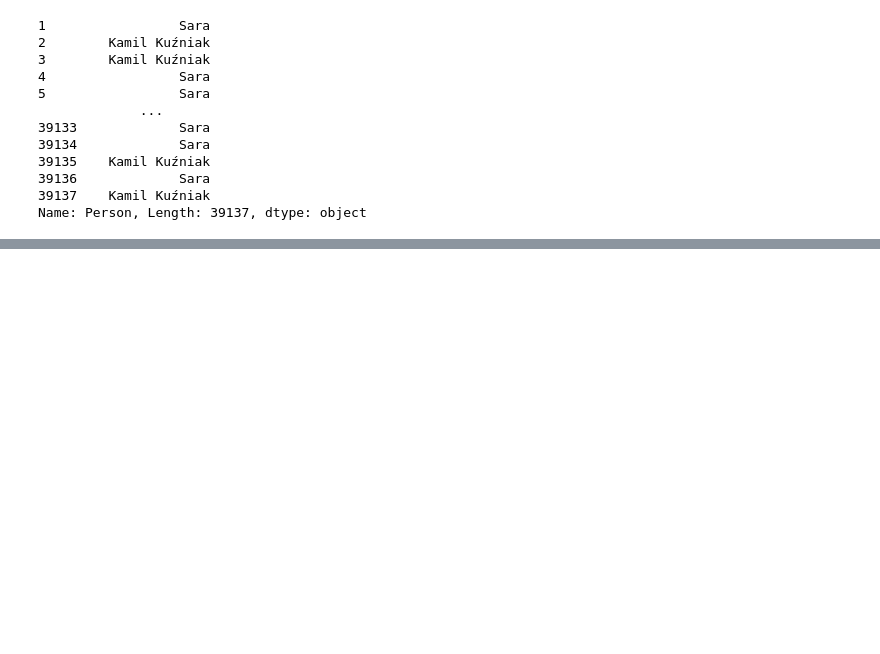
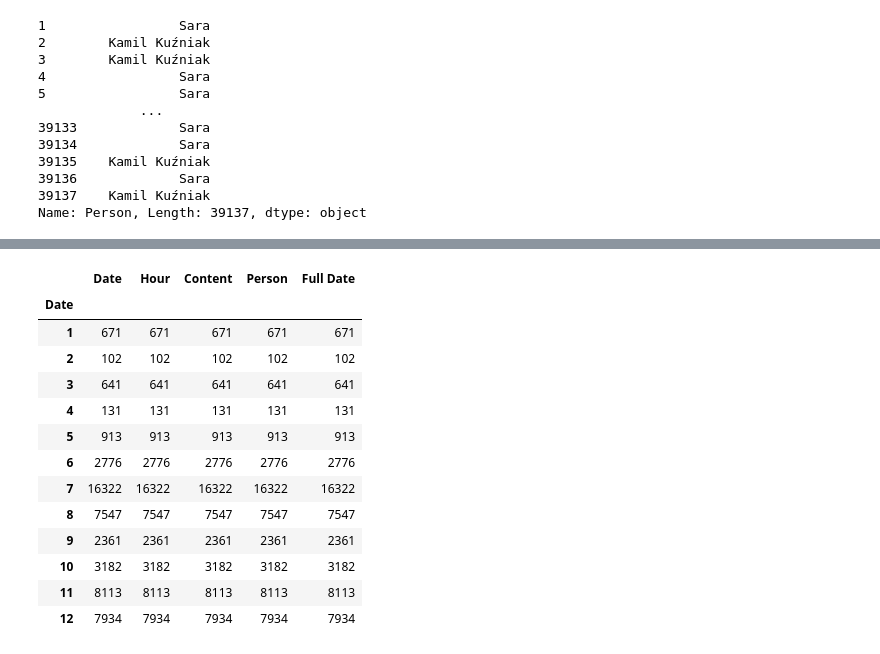
Before and after one commit to kamilkuzniak/WhatsApp-analyzer, a Jupyter notebook: Jupyter_testing.ipynb, the cells around one changed output, grey strips where cells are left out. Cells and saved outputs as stored; diff of their text form; code cells hidden in the pictures; blank space fills up the shorter version.

```diff
--- a/Jupyter_testing.ipynb
+++ b/Jupyter_testing.ipynb
@@ -625,0 +641,4 @@ Name: Person, Length: 39137, dtype: object
+# %%
+chat_data_indexed = chat_data.set_index(chat_data['Date'].apply(lambda dt: dt.month))
+chat_data_indexed.head()
+#content_2019 = chat_data_indexed.loc[datetime.date(2019,1,1):datetime.date(2019,12,31)]
@@ -625,0 +785,19 @@ Name: Person, Length: 39137, dtype: object
+# %%
+byMonth = chat_data.groupby(chat_data['Date'].apply(lambda dt: dt.month)).count()
+# %%
+byMonth
+# %% [output]
+|  | Date | Hour | Content | Person | Full Date |
+| Date |  |  |  |  |  |
+| 1 | 671 | 671 | 671 | 671 | 671 |
+| 2 | 102 | 102 | 102 | 102 | 102 |
+| 3 | 641 | 641 | 641 | 641 | 641 |
+| 4 | 131 | 131 | 131 | 131 | 131 |
+| 5 | 913 | 913 | 913 | 913 | 913 |
+| 6 | 2776 | 2776 | 2776 | 2776 | 2776 |
+| 7 | 16322 | 16322 | 16322 | 16322 | 16322 |
+| 8 | 7547 | 7547 | 7547 | 7547 | 7547 |
+| 9 | 2361 | 2361 | 2361 | 2361 | 2361 |
+| 10 | 3182 | 3182 | 3182 | 3182 | 3182 |
+| 11 | 8113 | 8113 | 8113 | 8113 | 8113 |
+| 12 | 7934 | 7934 | 7934 | 7934 | 7934 |
```
Also changed, not shown: parts of 50 cells of this notebook, 2 other files.
